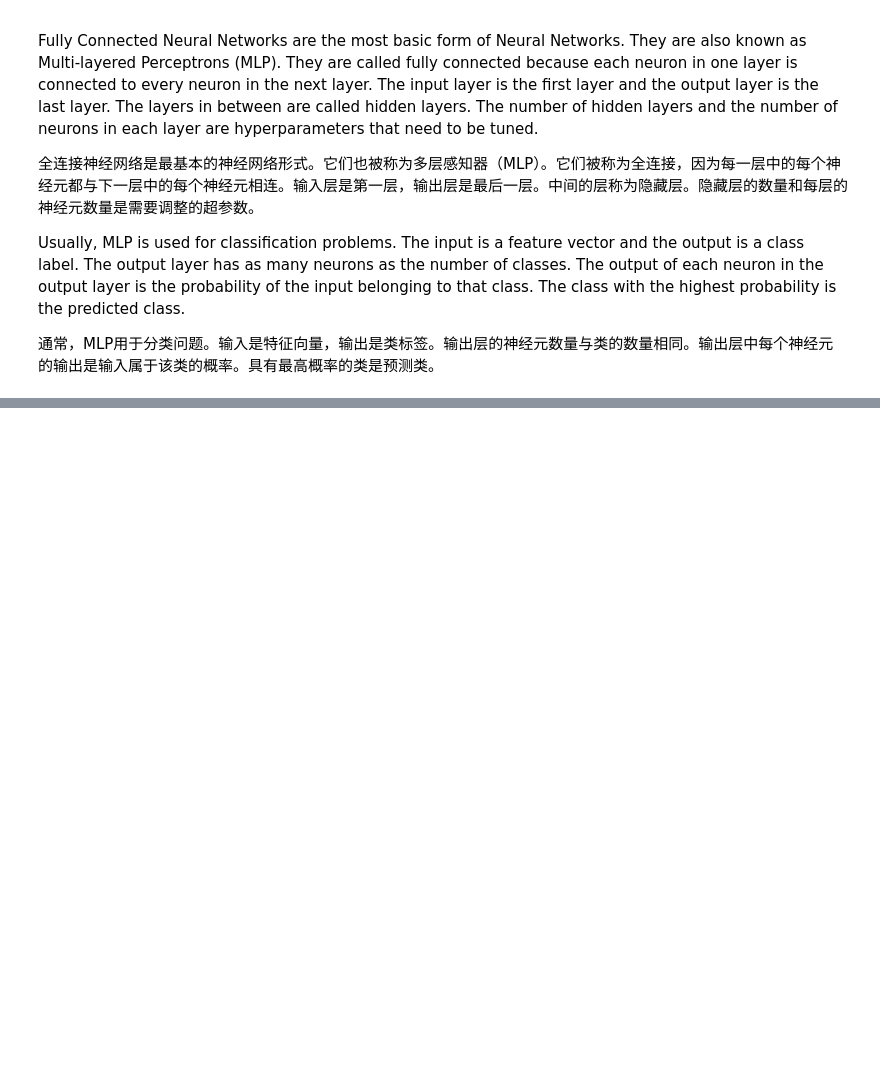
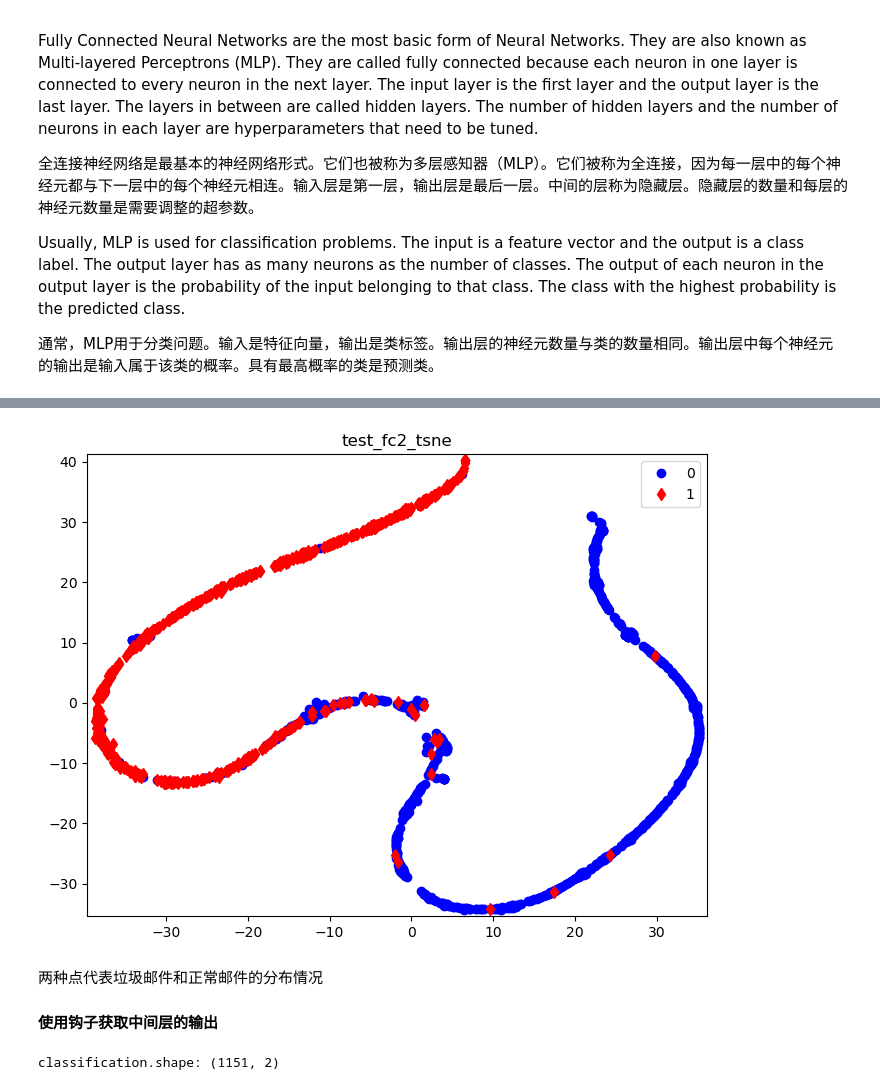
Before and after one commit to BohaoSuCC/DeepLearning-Explore, a Jupyter notebook: Basic-Models/FullyConnectedNetwork.ipynb, the cells around one changed output, grey strips where cells are left out. Cells and saved outputs as stored; diff of their text form; code cells hidden in the pictures; blank space fills up the shorter version.

```diff
--- a/Basic-Models/FullyConnectedNetwork.ipynb
+++ b/Basic-Models/FullyConnectedNetwork.ipynb
@@ -25,0 +367,24 @@ import torch.nn as nn
+# %%
+# Visualize the network structure
+# 数据转为张量
+X_train_t = torch.from_numpy(X_train_s.astype(np.float32))
+y_train_t = torch.from_numpy(y_train.astype(np.int64))
+X_test_t = torch.from_numpy(X_test_s.astype(np.float32))
+y_test_t = torch.from_numpy(y_test.astype(np.int64))
+# Binding X and y using TensorDataset
+# 用TensorDataset捆绑X和y
+train_data = Data.TensorDataset(X_train_t, y_train_t)
+# Define the data loader
+# 定义数据加载器
+train_loader = Data.DataLoader(
+    # Dataset used
+    # 使用的数据集
+    dataset = train_data,
+    # Batch size
+    # 批量处理样本大小
+    batch_size = 64,
+    # Random shuffle
+    # 随机打乱
+    shuffle = True,
+    num_workers = 1,
+)
@@ -25,0 +448,5 @@ import torch.nn as nn
+# %%
+# 计算最终模型在测试集上的第二个隐含层的输出
+_, test_fc2, _ = testnet1(X_test_t)
+print('test_fc2.shape:', test_fc2.shape)
+print(test_fc2)
@@ -25,0 +463,21 @@ import torch.nn as nn
+# %%
+# 对输出进行降维并可视化
+test_fc2_tsne = TSNE(n_components = 2).fit_transform(test_fc2.data.numpy())
+# 特征可视化
+plt.figure(figsize=(8, 6))
+# 可视化前设置坐标系的取值范围
+plt.xlim([min(test_fc2_tsne[:, 0] - 1), max(test_fc2_tsne[:, 0] + 1)])
+plt.ylim([min(test_fc2_tsne[:, 1] - 1), max(test_fc2_tsne[:, 1] + 1)])
+plt.plot(test_fc2_tsne[y_test == 0, 0], test_fc2_tsne[y_test == 0, 1],
+         'bo', label = '0')
+plt.plot(test_fc2_tsne[y_test == 1, 0], test_fc2_tsne[y_test == 1, 1],
+         'rd', label = '1')
+plt.legend()
+plt.title('test_fc2_tsne')
+plt.show()
+# %% [output]
+[figure, added]
+# %% [markdown]
+两种点代表垃圾邮件和正常邮件的分布情况
+
+#### 使用钩子获取中间层的输出
@@ -25,0 +492,8 @@ import torch.nn as nn
+# %%
+# 获取分类层输出
+testnet1.classify.register_forward_hook(get_activaion('classify'))
+_, _, _ = testnet1(X_test_t)
+classify = activation['classify'].data.numpy()
+print('classification.shape:', classify.shape)
+# %% [output]
+classification.shape: (1151, 2)
```
Also changed, not shown: parts of 58 cells of this notebook, 8 other files.
